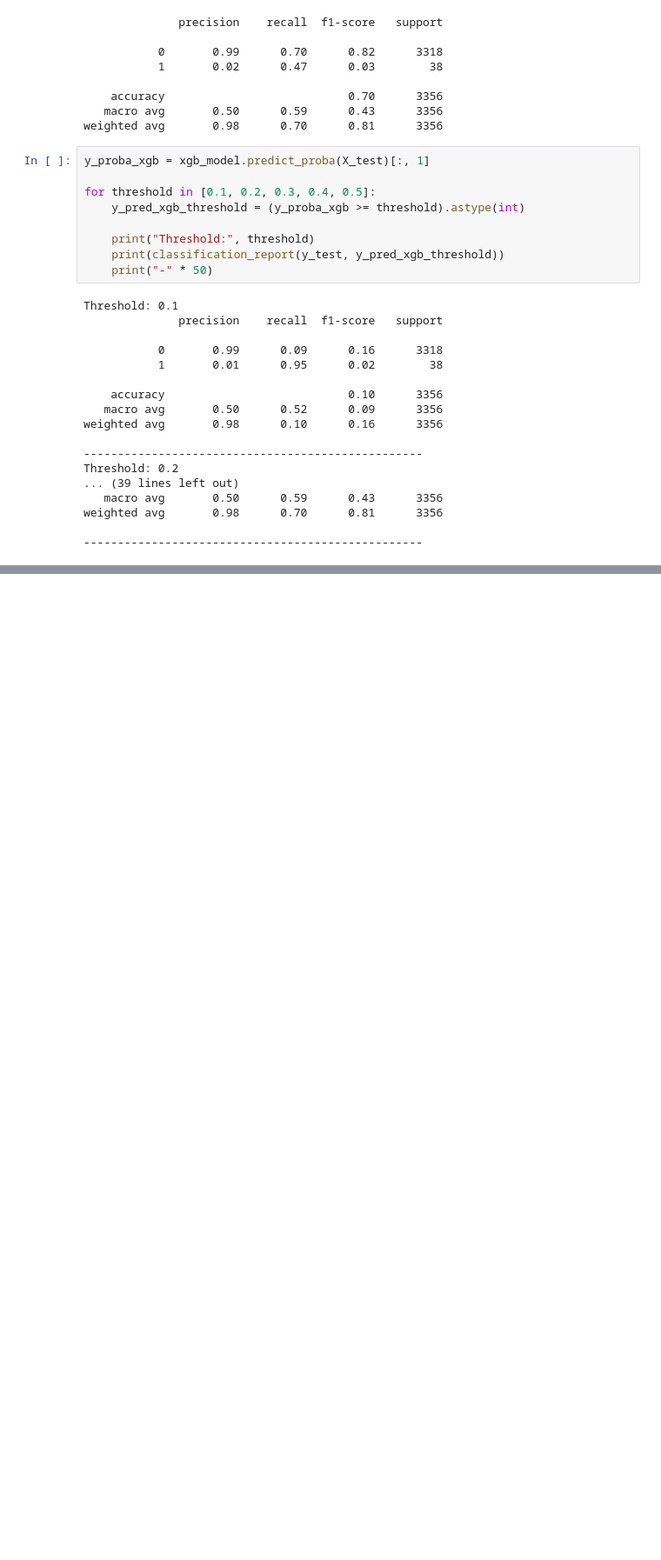
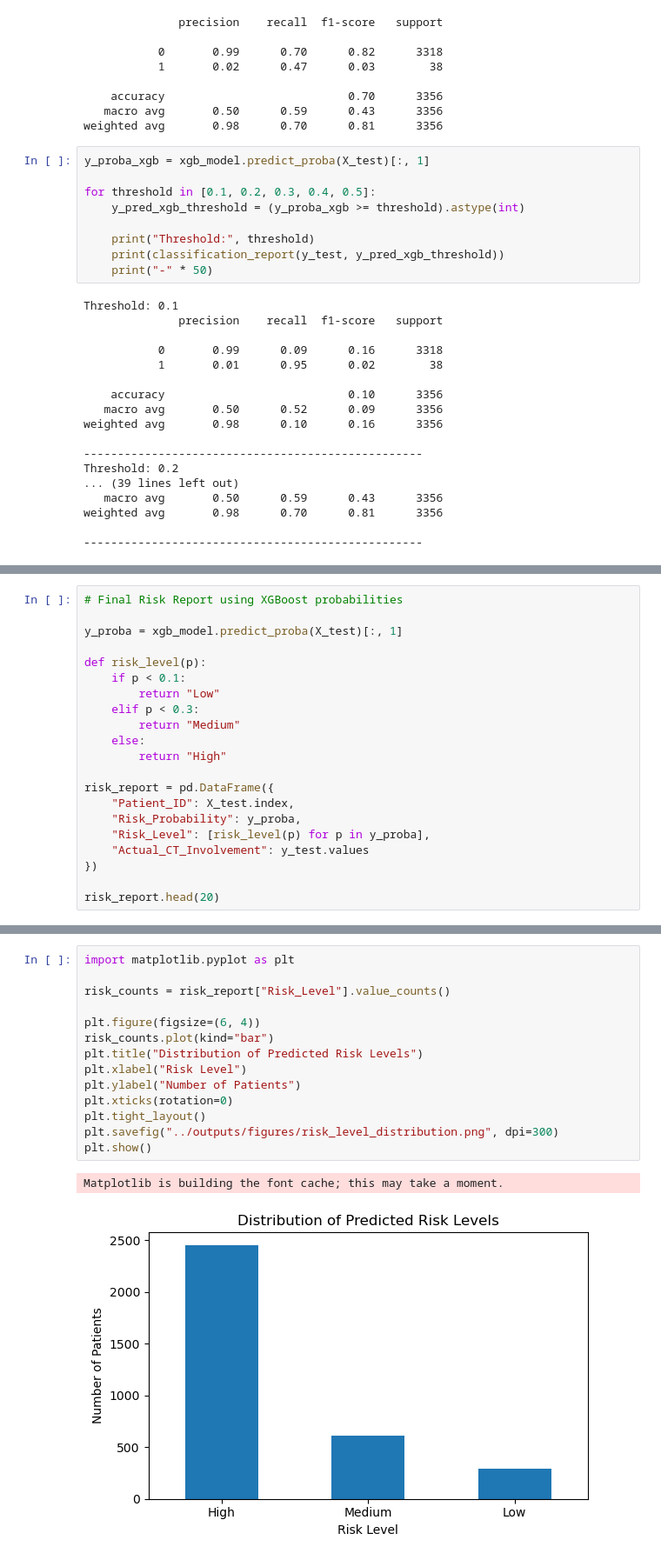
Before and after one commit to Atefeh-Amjadian/covid-risk-prediction, a Jupyter notebook: notebooks/01_feature_pipeline_validation.ipynb, the cells around one changed output, grey strips where cells are left out. Shown at 87% size. Drawn from its saved outputs; the diff is of its cells as text; blank space fills up the shorter version.

```diff
--- a/notebooks/01_feature_pipeline_validation.ipynb
+++ b/notebooks/01_feature_pipeline_validation.ipynb
@@ -332,0 +390,21 @@ weighted avg       0.98      0.70      0.81      3356
+# %%
+# Final Risk Report using XGBoost probabilities
+
+y_proba = xgb_model.predict_proba(X_test)[:, 1]
+
+def risk_level(p):
+    if p < 0.1:
+        return "Low"
+    elif p < 0.3:
+        return "Medium"
+    else:
+        return "High"
+
+risk_report = pd.DataFrame({
+    "Patient_ID": X_test.index,
+    "Risk_Probability": y_proba,
+    "Risk_Level": [risk_level(p) for p in y_proba],
+    "Actual_CT_Involvement": y_test.values
+})
+
+risk_report.head(20)
@@ -332,0 +435,17 @@ weighted avg       0.98      0.70      0.81      3356
+# %%
+import matplotlib.pyplot as plt
+
+risk_counts = risk_report["Risk_Level"].value_counts()
+
+plt.figure(figsize=(6, 4))
+risk_counts.plot(kind="bar")
+plt.title("Distribution of Predicted Risk Levels")
+plt.xlabel("Risk Level")
+plt.ylabel("Number of Patients")
+plt.xticks(rotation=0)
+plt.tight_layout()
+plt.savefig("../outputs/figures/risk_level_distribution.png", dpi=300)
+plt.show()
+# %% [output]
+Matplotlib is building the font cache; this may take a moment.
+[figure, added]
```
Also changed, not shown: parts of 6 cells of this notebook, 2 other files.
